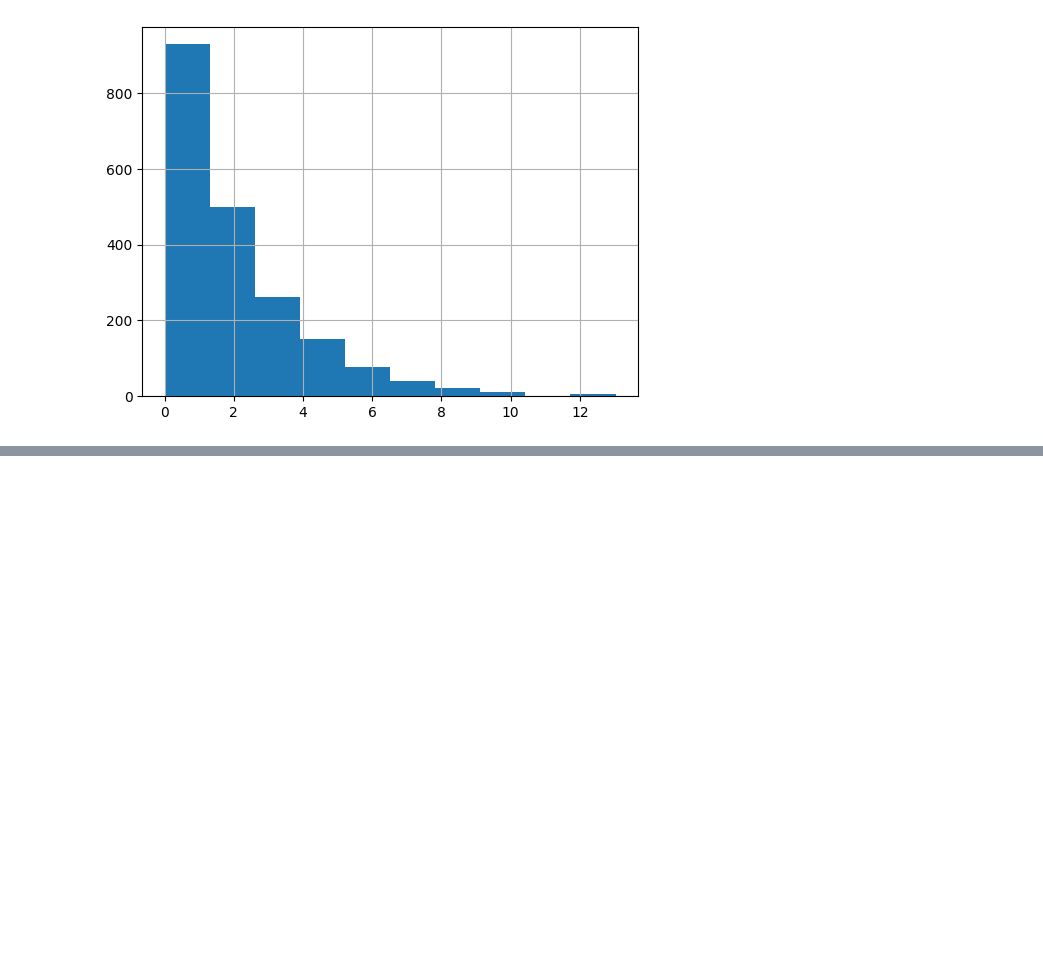
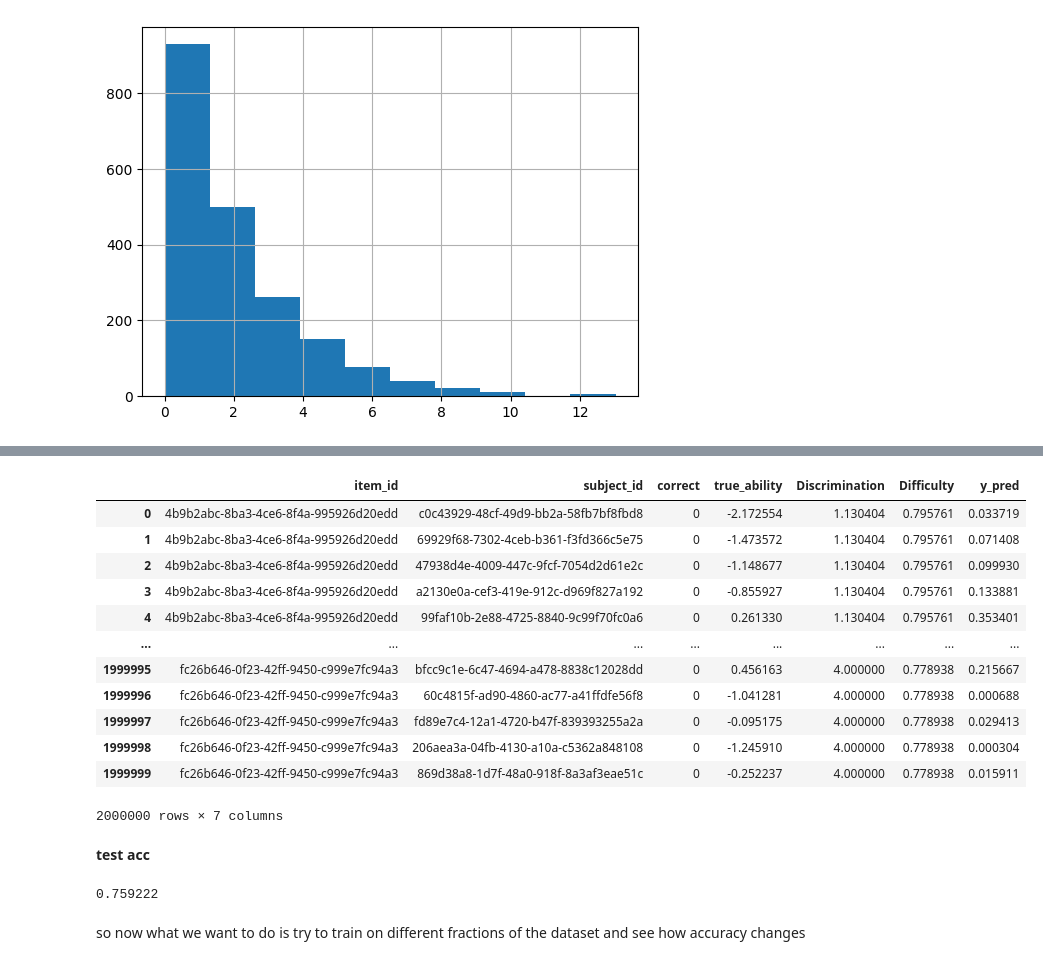
Before and after one commit to daavidstein/IRT, a Jupyter notebook: notebooks/girth.ipynb, the cells around one changed output, grey strips where cells are left out. Saved outputs shown, nothing was run; the diff lists cells and outputs as text; code cells hidden in the pictures; blank space fills up the shorter version.

```diff
--- a/notebooks/girth.ipynb
+++ b/notebooks/girth.ipynb
@@ -241,0 +300,5 @@ dtype: object
+# %%
+test_responses = test_responses.merge(test_subjects, left_on="subject_id", right_on="id").drop(columns="id").rename(columns={"ability":"true_ability"})
+# %%
+fitted_item_params = pd.DataFrame(itms,index=train_pivoted.columns).reset_index()
+fitted_item_params
@@ -241,0 +319,28 @@ dtype: object
+# %%
+test_responses = test_responses.merge(fitted_item_params)
+# %%
+test_responses["y_pred"] =irf(ability=test_responses["true_ability"], disc=test_responses["Discrimination"], diff=test_responses["Difficulty"])
+# %%
+test_responses
+# %% [output]
+|  | item_id | subject_id | correct | true_ability | Discrimination | Difficulty | y_pred |
+| 0 | 4b9b2abc-8ba3-4ce6-8f4a-995926d20edd | c0c43929-48cf-49d9-bb2a-58fb7bf8fbd8 | 0 | -2.172554 | 1.130404 | 0.795761 | 0.033719 |
+| 1 | 4b9b2abc-8ba3-4ce6-8f4a-995926d20edd | 69929f68-7302-4ceb-b361-f3fd366c5e75 | 0 | -1.473572 | 1.130404 | 0.795761 | 0.071408 |
+| 2 | 4b9b2abc-8ba3-4ce6-8f4a-995926d20edd | 47938d4e-4009-447c-9fcf-7054d2d61e2c | 0 | -1.148677 | 1.130404 | 0.795761 | 0.099930 |
+| 3 | 4b9b2abc-8ba3-4ce6-8f4a-995926d20edd | a2130e0a-cef3-419e-912c-d969f827a192 | 0 | -0.855927 | 1.130404 | 0.795761 | 0.133881 |
+| 4 | 4b9b2abc-8ba3-4ce6-8f4a-995926d20edd | 99faf10b-2e88-4725-8840-9c99f70fc0a6 | 0 | 0.261330 | 1.130404 | 0.795761 | 0.353401 |
+| ... | ... | ... | ... | ... | ... | ... | ... |
+| 1999995 | fc26b646-0f23-42ff-9450-c999e7fc94a3 | bfcc9c1e-6c47-4694-a478-8838c12028dd | 0 | 0.456163 | 4.000000 | 0.778938 | 0.215667 |
+| 1999996 | fc26b646-0f23-42ff-9450-c999e7fc94a3 | 60c4815f-ad90-4860-ac77-a41ffdfe56f8 | 0 | -1.041281 | 4.000000 | 0.778938 | 0.000688 |
+| 1999997 | fc26b646-0f23-42ff-9450-c999e7fc94a3 | fd89e7c4-12a1-4720-b47f-839393255a2a | 0 | -0.095175 | 4.000000 | 0.778938 | 0.029413 |
+| 1999998 | fc26b646-0f23-42ff-9450-c999e7fc94a3 | 206aea3a-04fb-4130-a10a-c5362a848108 | 0 | -1.245910 | 4.000000 | 0.778938 | 0.000304 |
+| 1999999 | fc26b646-0f23-42ff-9450-c999e7fc94a3 | 869d38a8-1d7f-48a0-918f-8a3af3eae51c | 0 | -0.252237 | 4.000000 | 0.778938 | 0.015911 |
+2000000 rows × 7 columns
+# %% [markdown]
+__test acc__
+# %%
+(test_responses["y_pred"].round().astype(int) ==test_responses["correct"]).sum()/len(test_responses)
+# %% [output]
+0.759222
+# %% [markdown]
+so now what we want to do is try to train on different fractions of the dataset and see how accuracy changes
```
Also changed, not shown: parts of 50 cells of this notebook.
